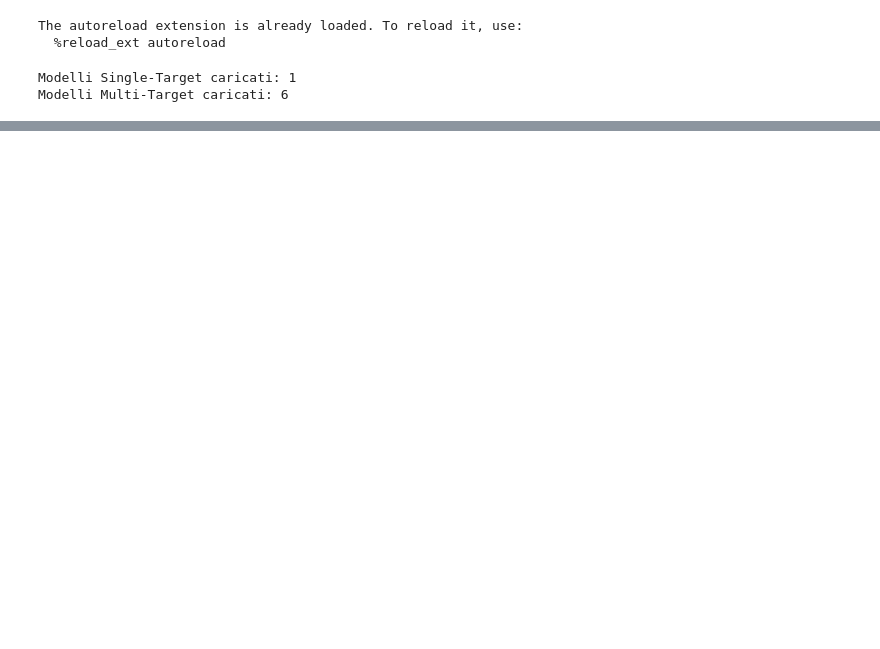
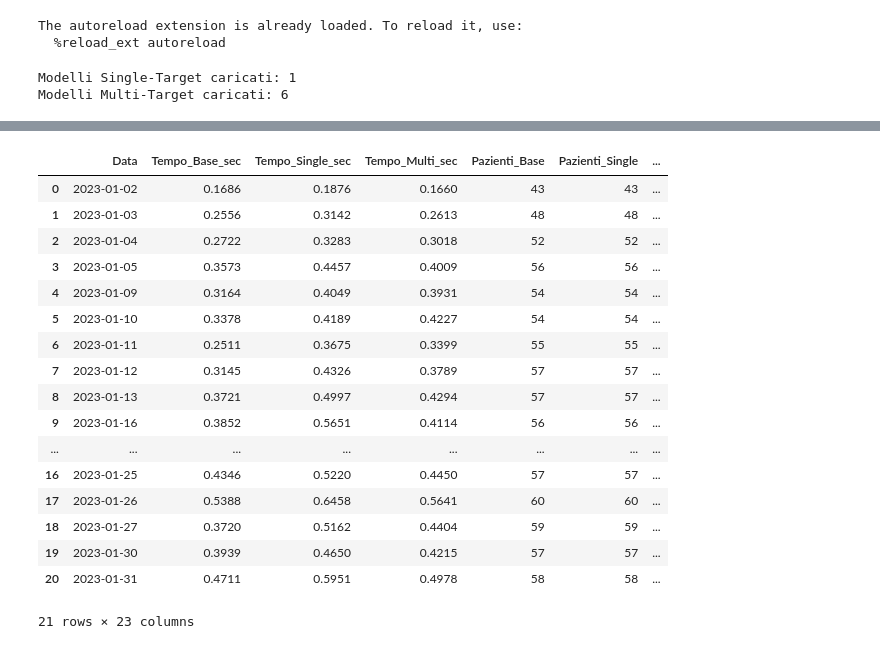
Before and after one commit to aldogioia/rehabilitation-scheduling-problem, a Jupyter notebook: notebooks/experiments.ipynb, the cells around one changed output, grey strips where cells are left out. Drawn from its saved outputs; the diff is of its cells as text; code cells hidden in the pictures; blank space fills up the shorter version.

```diff
--- a/notebooks/experiments.ipynb
+++ b/notebooks/experiments.ipynb
@@ -293,0 +310,22 @@ KeyboardInterrupt:
+# %%
+results = pd.read_csv("results/master_benchmark_results.csv")
+display(results)
+# %% [output]
+|  | Data | Tempo_Base_sec | Tempo_Single_sec | Tempo_Multi_sec | Pazienti_Base | Pazienti_Single | ... |
+| 0 | 2023-01-02 | 0.1686 | 0.1876 | 0.1660 | 43 | 43 | ... |
+| 1 | 2023-01-03 | 0.2556 | 0.3142 | 0.2613 | 48 | 48 | ... |
+| 2 | 2023-01-04 | 0.2722 | 0.3283 | 0.3018 | 52 | 52 | ... |
+| 3 | 2023-01-05 | 0.3573 | 0.4457 | 0.4009 | 56 | 56 | ... |
+| 4 | 2023-01-09 | 0.3164 | 0.4049 | 0.3931 | 54 | 54 | ... |
+| 5 | 2023-01-10 | 0.3378 | 0.4189 | 0.4227 | 54 | 54 | ... |
+| 6 | 2023-01-11 | 0.2511 | 0.3675 | 0.3399 | 55 | 55 | ... |
+| 7 | 2023-01-12 | 0.3145 | 0.4326 | 0.3789 | 57 | 57 | ... |
+| 8 | 2023-01-13 | 0.3721 | 0.4997 | 0.4294 | 57 | 57 | ... |
+| 9 | 2023-01-16 | 0.3852 | 0.5651 | 0.4114 | 56 | 56 | ... |
+| ... | ... | ... | ... | ... | ... | ... | ... |
+| 16 | 2023-01-25 | 0.4346 | 0.5220 | 0.4450 | 57 | 57 | ... |
+| 17 | 2023-01-26 | 0.5388 | 0.6458 | 0.5641 | 60 | 60 | ... |
+| 18 | 2023-01-27 | 0.3720 | 0.5162 | 0.4404 | 59 | 59 | ... |
+| 19 | 2023-01-30 | 0.3939 | 0.4650 | 0.4215 | 57 | 57 | ... |
+| 20 | 2023-01-31 | 0.4711 | 0.5951 | 0.4978 | 58 | 58 | ... |
+21 rows × 23 columns
```
Also changed, not shown: parts of 3 cells of this notebook, 3 other files.
